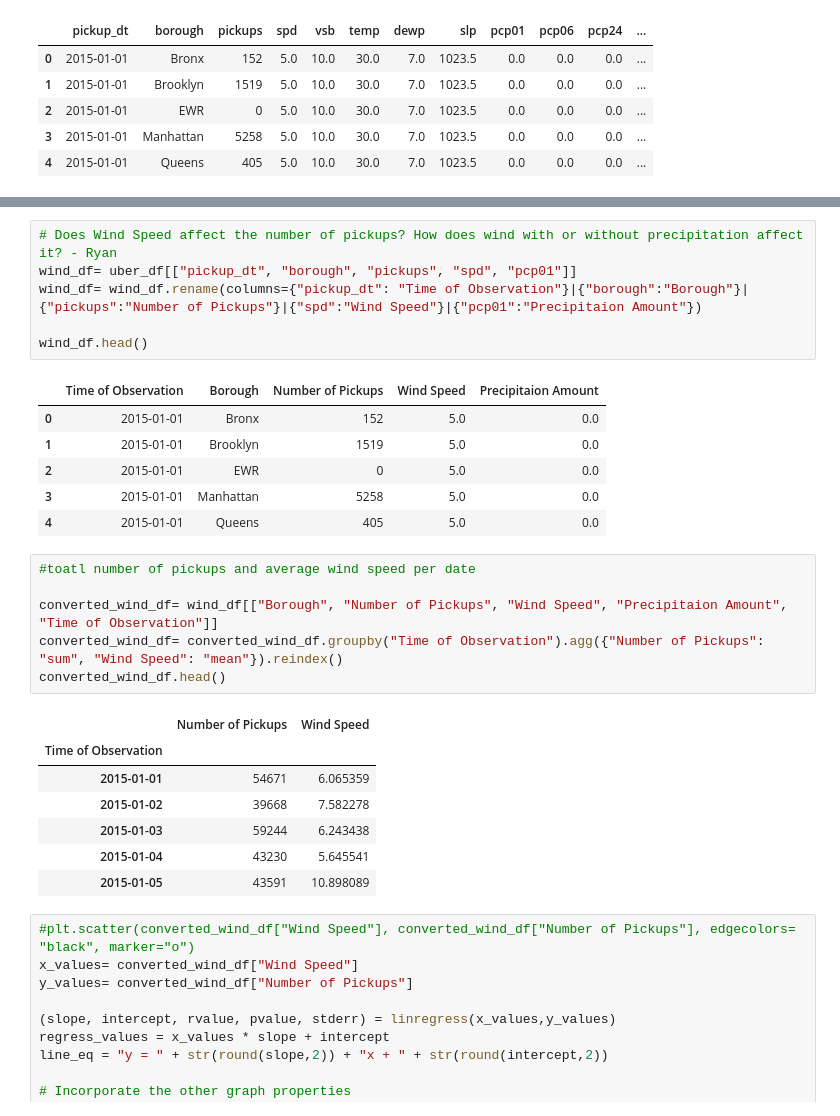
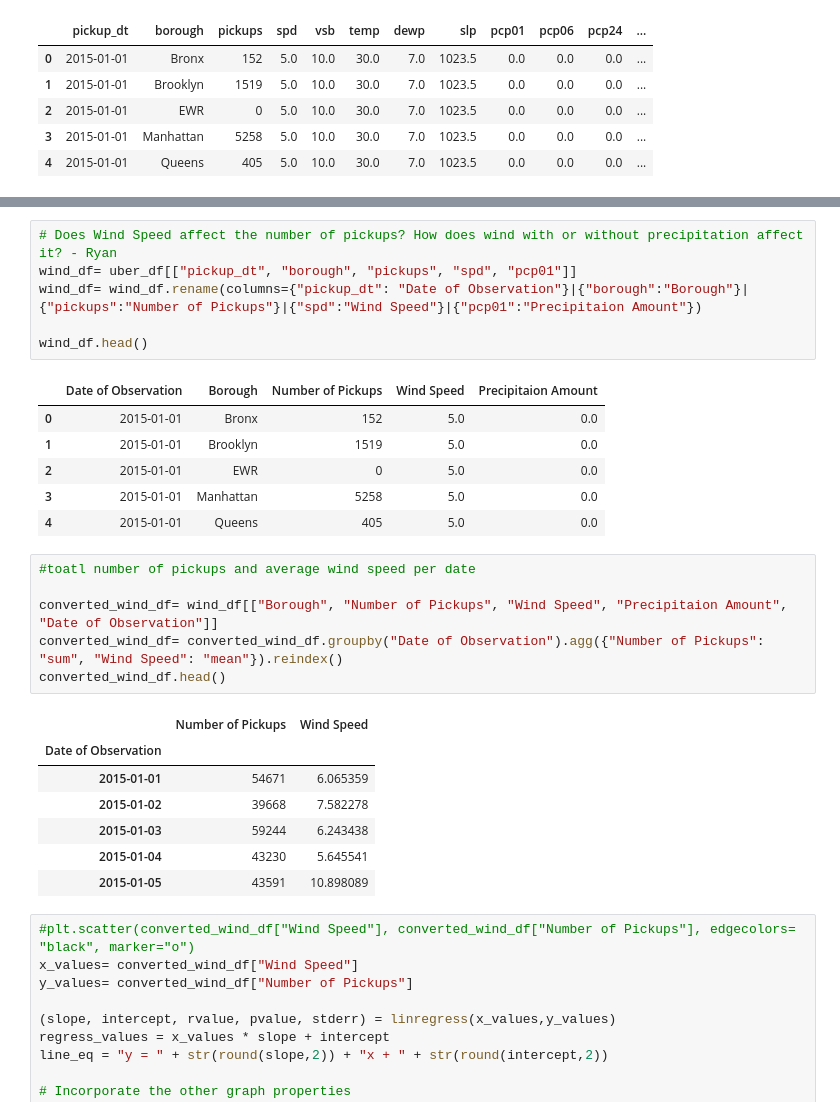
Before and after one commit to caleb-g23/Uber_Pickups_Project, a Jupyter notebook: Main/wind_speed_data.ipynb, the cells around one changed output, grey strips where cells are left out. Drawn from its saved outputs; the diff is of its cells as text.

Commit message:
updated wind notebook

```diff
--- a/Main/wind_speed_data.ipynb
+++ b/Main/wind_speed_data.ipynb
@@ -42,11 +108,11 @@ weather_df.head()
 # %%
 # Does Wind Speed affect the number of pickups? How does wind with or without precipitation affect it? - Ryan
 wind_df= uber_df[["pickup_dt", "borough", "pickups", "spd", "pcp01"]]
-wind_df= wind_df.rename(columns={"pickup_dt": "Time of Observation"}|{"borough":"Borough"}|{"pickups":"Number of Pickups"}|{"spd":"Wind Speed"}|{"pcp01":"Precipitaion Amount"})
+wind_df= wind_df.rename(columns={"pickup_dt": "Date of Observation"}|{"borough":"Borough"}|{"pickups":"Number of Pickups"}|{"spd":"Wind Speed"}|{"pcp01":"Precipitaion Amount"})
 
 wind_df.head()
 # %% [output]
-|  | Time of Observation | Borough | Number of Pickups | Wind Speed | Precipitaion Amount |
+|  | Date of Observation | Borough | Number of Pickups | Wind Speed | Precipitaion Amount |
 | 0 | 2015-01-01 | Bronx | 152 | 5.0 | 0.0 |
 | 1 | 2015-01-01 | Brooklyn | 1519 | 5.0 | 0.0 |
 | 2 | 2015-01-01 | EWR | 0 | 5.0 | 0.0 |
@@ -55,12 +121,12 @@ wind_df.head()
 # %%
 #toatl number of pickups and average wind speed per date
 
-converted_wind_df= wind_df[["Borough", "Number of Pickups", "Wind Speed", "Precipitaion Amount", "Time of Observation"]]
-converted_wind_df= converted_wind_df.groupby("Time of Observation").agg({"Number of Pickups": "sum", "Wind Speed": "mean"}).reindex()
+converted_wind_df= wind_df[["Borough", "Number of Pickups", "Wind Speed", "Precipitaion Amount", "Date of Observation"]]
+converted_wind_df= converted_wind_df.groupby("Date of Observation").agg({"Number of Pickups": "sum", "Wind Speed": "mean"}).reindex()
 converted_wind_df.head()
 # %% [output]
 |  | Number of Pickups | Wind Speed |
-| Time of Observation |  |  |
+| Date of Observation |  |  |
 | 2015-01-01 | 54671 | 6.065359 |
 | 2015-01-02 | 39668 | 7.582278 |
 | 2015-01-03 | 59244 | 6.243438 |
```
Also changed, not shown: parts of 17 cells of this notebook, 3 other files.
